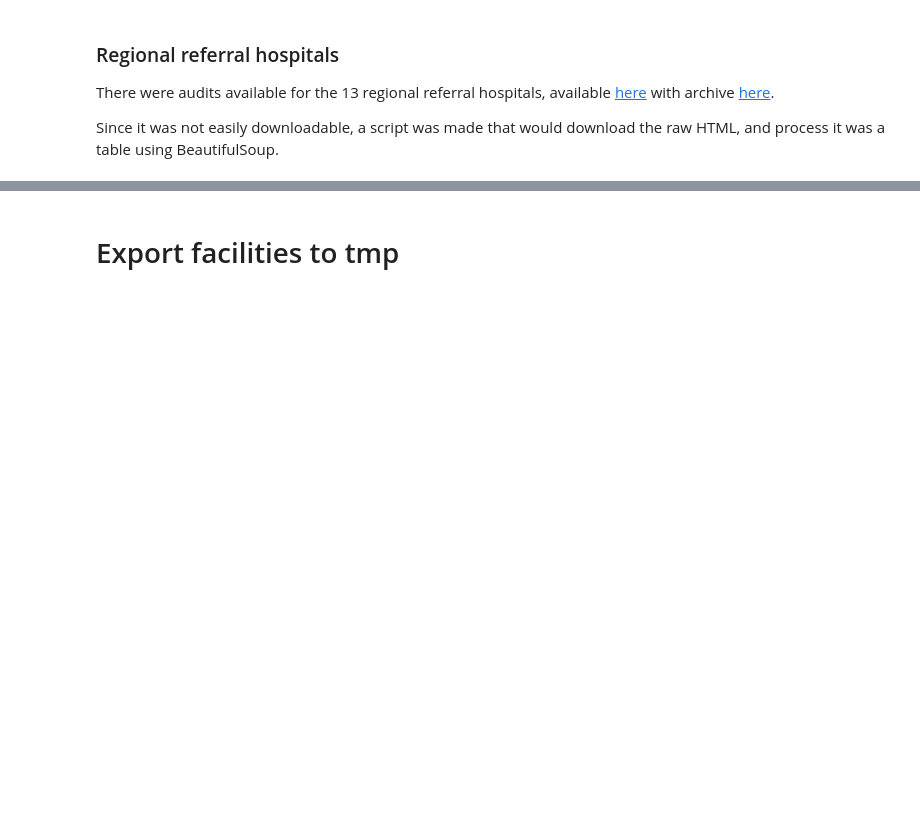
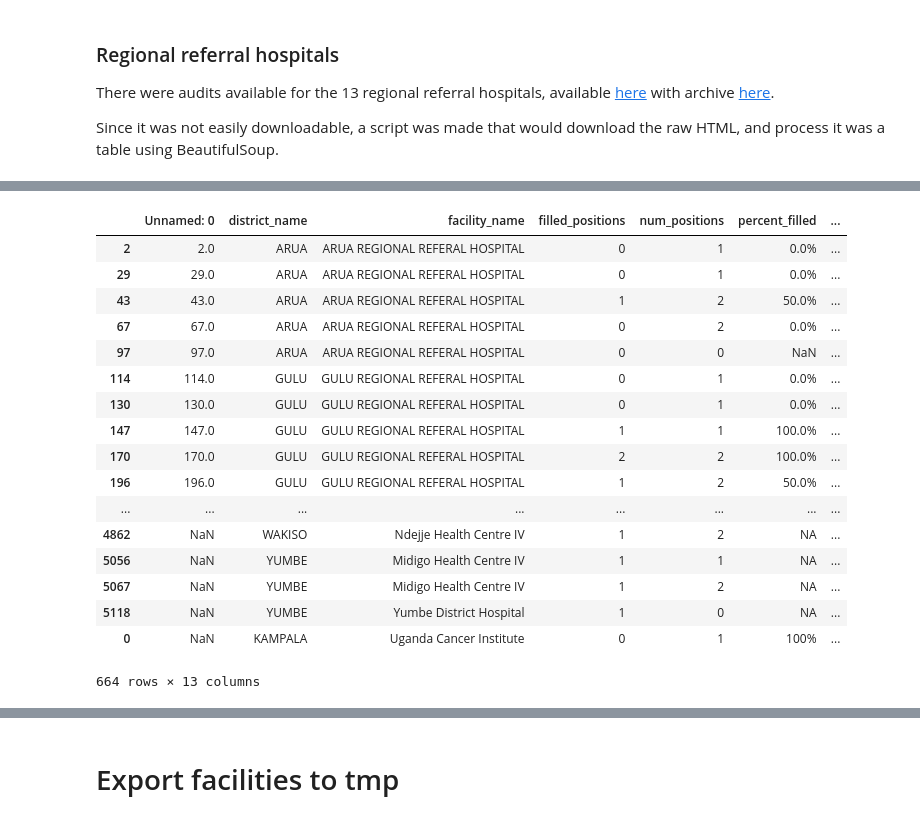
Before and after one commit to alexgoodell/uganda-model, a Jupyter notebook: notebooks/Facilities.ipynb, the cells around one changed output, grey strips where cells are left out. Saved outputs shown, nothing was run; the diff lists cells and outputs as text; code cells hidden in the pictures; blank space fills up the shorter version.

```diff
--- a/notebooks/Facilities.ipynb
+++ b/notebooks/Facilities.ipynb
@@ -720,0 +926,53 @@ vac_df
+# %%
+# These appear to be the relevant titles
+anes_titles = ['Consultant - Anaesthesia', 'Medical Officer Special Grade - Anaesthesia',
+               'Senior Consultant - Anaesthesia', 'Principal Anaesthetic Officer',
+               'Senior Anaesthetic Officer', 'Anaesthetic Officer', 'Anaesthetic Attendant',
+               'Anaesthetic officer', 'Anaesthetic Assistant', 'Senior Anaesthetic officer']
+# restrict to just those titles
+adf = copy.deepcopy(vac_df[vac_df.title.isin(anes_titles)])
+# %%
+# Rename duplicates
+adf.loc[adf.title == "Senior Anaesthetic officer", "title"] = "Senior Anaesthetic Officer"
+adf.loc[adf.title == "Anaesthetic officer", "title"] = "Anaesthetic Officer"
+# %%
+# salary grades - per salary2015
+salary_grade = {}
+salary_grade['U1SE'] = [ 31536897 , 41364784 ]
+salary_grade['U3(SC)'] = [ 14451457 , 16684564 ]
+salary_grade['U4(SC)'] = [ 13074396 , 14132259 ]
+salary_grade['U5(SC)'] = [ 7500804 , 9514623 ]
+salary_grade['U8U'] = [ 2518307 , 2844832 ]
+salary_grade['U2(SC)'] = [ 20738240 , 24699315 ]
+salary_grade['U7U'] = [ 3796711 , 4533367 ]
+
+adf.loc[:, 'salary_low_ush'] = adf.salary_grade.apply(lambda x: salary_grade[x][0])
+adf.loc[:, 'salary_high_ush'] = adf.salary_grade.apply(lambda x: salary_grade[x][1])
+
+adf.loc[:, 'salary_low_usd'] = adf.loc[:, 'salary_low_ush'] * 0.00027
+adf.loc[:, 'salary_high_usd'] = adf.loc[:, 'salary_high_ush'] * 0.00027
+# %%
+adf.loc[:,"num_positions"] = adf.num_positions.astype('int64')
+adf.loc[:,"filled_positions"] = adf.filled_positions.astype('int64')
+adf.loc[:,"vacancies"] = adf.vacancies.astype('int64')
+# %%
+adf
+# %% [output]
+|  | Unnamed: 0 | district_name | facility_name | filled_positions | num_positions | percent_filled | ... |
+| 2 | 2.0 | ARUA | ARUA REGIONAL REFERAL HOSPITAL | 0 | 1 | 0.0% | ... |
+| 29 | 29.0 | ARUA | ARUA REGIONAL REFERAL HOSPITAL | 0 | 1 | 0.0% | ... |
+| 43 | 43.0 | ARUA | ARUA REGIONAL REFERAL HOSPITAL | 1 | 2 | 50.0% | ... |
+| 67 | 67.0 | ARUA | ARUA REGIONAL REFERAL HOSPITAL | 0 | 2 | 0.0% | ... |
+| 97 | 97.0 | ARUA | ARUA REGIONAL REFERAL HOSPITAL | 0 | 0 | NaN | ... |
+| 114 | 114.0 | GULU | GULU REGIONAL REFERAL HOSPITAL | 0 | 1 | 0.0% | ... |
+| 130 | 130.0 | GULU | GULU REGIONAL REFERAL HOSPITAL | 0 | 1 | 0.0% | ... |
+| 147 | 147.0 | GULU | GULU REGIONAL REFERAL HOSPITAL | 1 | 1 | 100.0% | ... |
+| 170 | 170.0 | GULU | GULU REGIONAL REFERAL HOSPITAL | 2 | 2 | 100.0% | ... |
+| 196 | 196.0 | GULU | GULU REGIONAL REFERAL HOSPITAL | 1 | 2 | 50.0% | ... |
+| ... | ... | ... | ... | ... | ... | ... | ... |
+| 4862 | NaN | WAKISO | Ndejje Health Centre IV | 1 | 2 | NA | ... |
+| 5056 | NaN | YUMBE | Midigo Health Centre IV | 1 | 1 | NA | ... |
+| 5067 | NaN | YUMBE | Midigo Health Centre IV | 1 | 2 | NA | ... |
+| 5118 | NaN | YUMBE | Yumbe District Hospital | 1 | 0 | NA | ... |
+| 0 | NaN | KAMPALA | Uganda Cancer Institute | 0 | 1 | 100% | ... |
+664 rows × 13 columns
```
Also changed, not shown: parts of 22 cells of this notebook, 54 other files.
